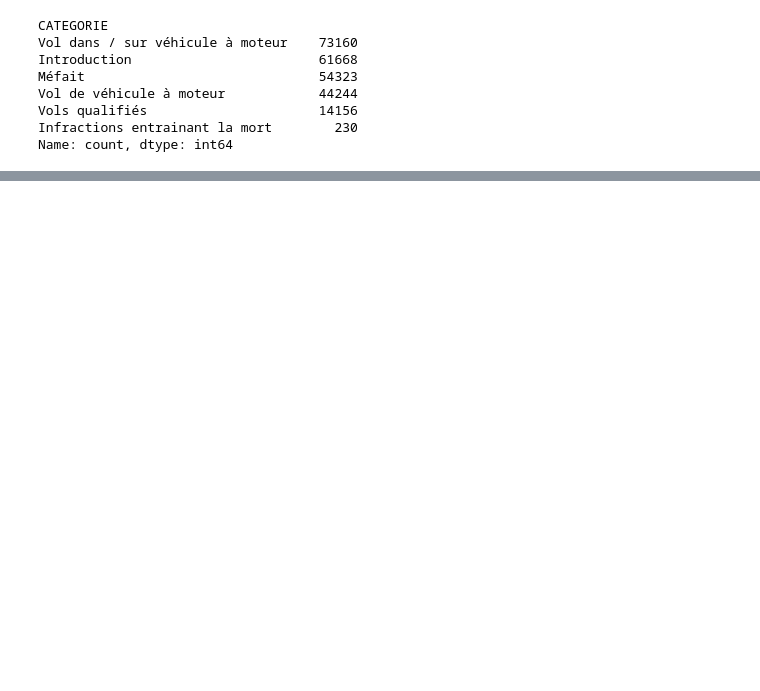
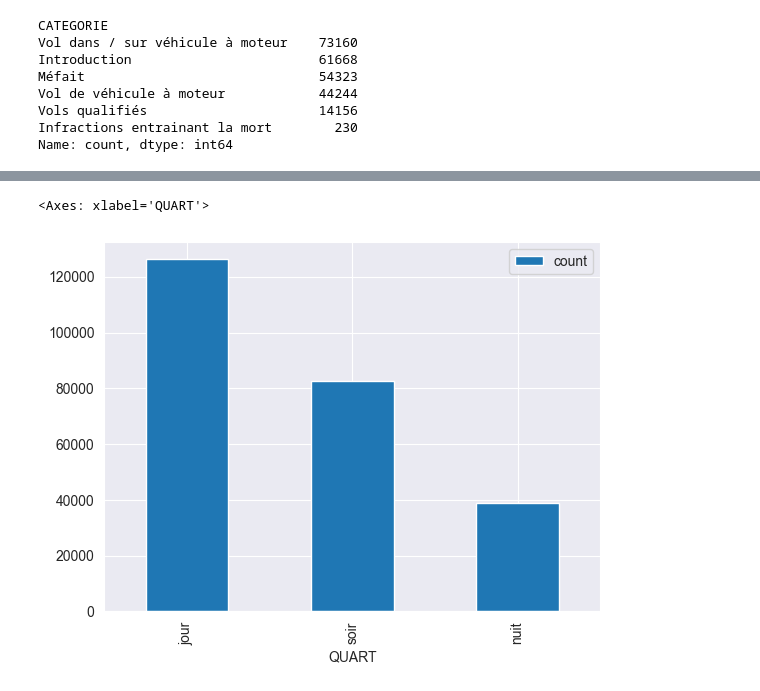
Before and after one commit to tyleryy/DetectiveMonkeys, a Jupyter notebook: datathon/notebook.ipynb, the cells around one changed output, grey strips where cells are left out. Cells and saved outputs as stored; diff of their text form; code cells hidden in the pictures; blank space fills up the shorter version.

```diff
--- a/datathon/notebook.ipynb
+++ b/datathon/notebook.ipynb
@@ -108,3 +153,5 @@ ValueError: Mime type rendering requires nbformat>=4.2.0 but it is not installed
+# %%
+df = pd.read_csv(criminalLogsPath)
 # %%
 # Top 3 police precints (PDQ) got that most or least  crime complaints
 # Group by PDQ and count the number of crimes and sort by count and list the time range of the crimes
@@ -150,0 +175,5 @@ Name: CATEGORIE, dtype: int64
+# %%
+df.groupby('QUART')['CATEGORIE'].agg(['count']).sort_values(by='count', ascending=False).plot(kind='bar')
+# %% [output]
+<Axes: xlabel='QUART'>
+[figure, added]
```
Also changed, not shown: parts of 12 cells of this notebook, 2 other files.
